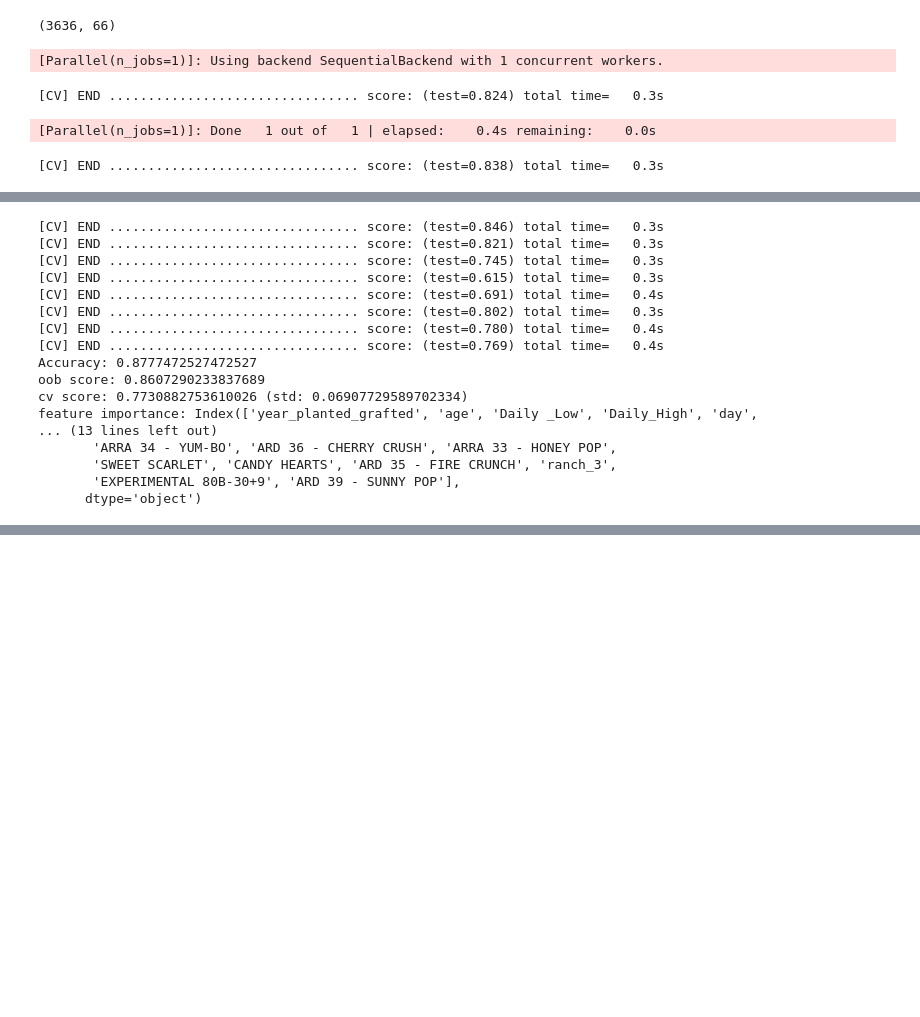
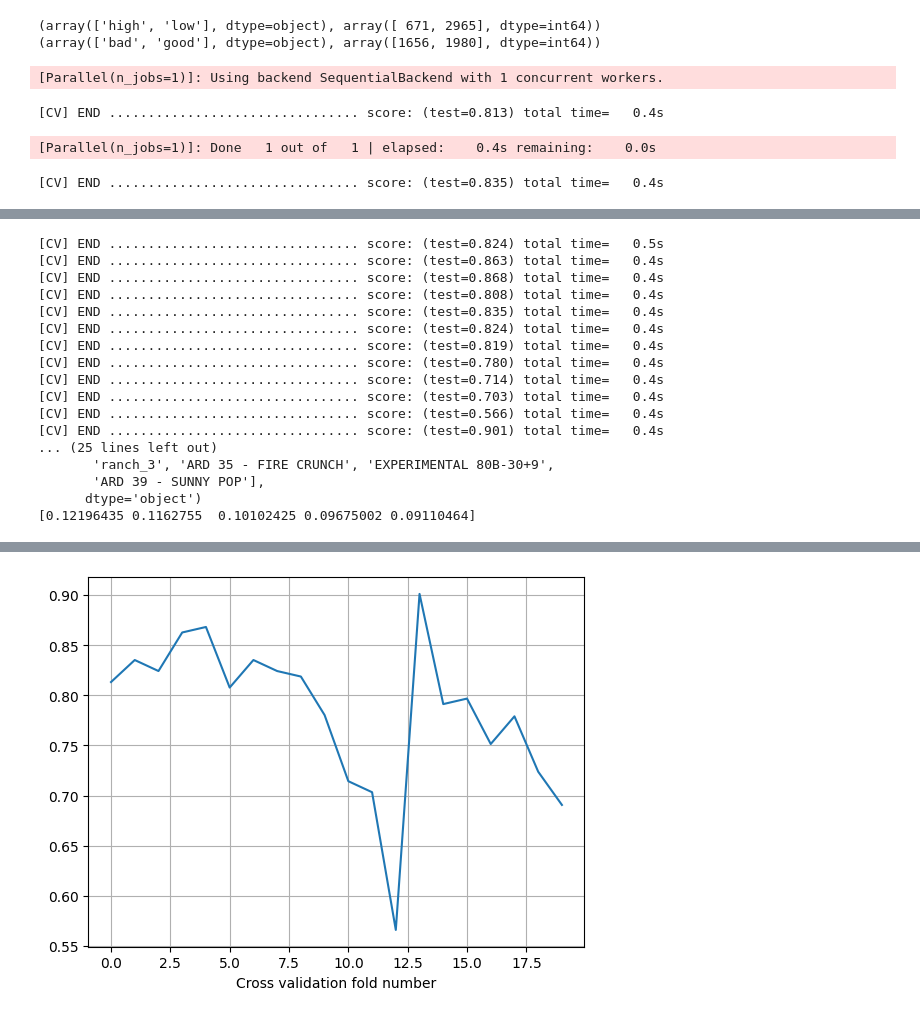
Before and after one commit to COGS118A/Group036-Wi23, a Jupyter notebook: Random Forest.ipynb, the cells around one changed output, grey strips where cells are left out. Cells and saved outputs as stored; diff of their text form; code cells hidden in the pictures; blank space fills up the shorter version.

Commit message:
finalize random forest model

```diff
--- a/Random Forest.ipynb
+++ b/Random Forest.ipynb
@@ -14,9 +14,11 @@ y_gb = pd.read_csv('binaryclass_labels_low.csv').to_numpy().ravel()
 y_num = pd.read_csv('yield_labels.csv')
 
 X = X.drop(['grafted'], axis=1)
-X.shape
+print(np.unique(y_b, return_counts=True))
+print(np.unique(y_gb, return_counts=True))
 # %% [output]
-(3636, 66)
+(array(['high', 'low'], dtype=object), array([ 671, 2965], dtype=int64))
+(array(['bad', 'good'], dtype=object), array([1656, 1980], dtype=int64))
 # %%
 # train test split
 X_train, X_test, y_train, y_test = train_test_split(X, y_b, test_size=0.2, random_state=42)
@@ -27,14 +29,19 @@ model.fit(X_train, y_train)
 y_pred = model.predict(X_test)
 
 acc = accuracy_score(y_test, y_pred)
-cv_score = cross_val_score(model, X, y_b, cv=10, verbose=3)
+cv_score = cross_val_score(model, X, y_b, cv=20, verbose=3)
 
 print("Accuracy:", acc)
 print('oob score:', model.oob_score_)
 print(f'cv score: {cv_score.mean()} (std: {cv_score.std()})')
 print('feature importance:', X.columns[np.flip(np.argsort(model.feature_importances_))])
+print(np.sort(model.feature_importances_)[:-6:-1])
+
+plt.plot(range(cv_score.size), cv_score)
+plt.xlabel('Cross validation fold number')
+plt.grid()
 # %% [output]
 [Parallel(n_jobs=1)]: Using backend SequentialBackend with 1 concurrent workers.
-[CV] END ................................ score: (test=0.824) total time=   0.3s
+[CV] END ................................ score: (test=0.813) total time=   0.4s
 [Parallel(n_jobs=1)]: Done   1 out of   1 | elapsed:    0.4s remaining:    0.0s
-[CV] END ................................ score: (test=0.838) total time=   0.3s
+[CV] END ................................ score: (test=0.835) total time=   0.4s
@@ -42,17 +49,17 @@ print('feature importance:', X.columns[np.flip(np.argsort(model.feature_importan
-[CV] END ................................ score: (test=0.846) total time=   0.3s
-[CV] END ................................ score: (test=0.821) total time=   0.3s
-[CV] END ................................ score: (test=0.745) total time=   0.3s
-[CV] END ................................ score: (test=0.615) total time=   0.3s
-[CV] END ................................ score: (test=0.691) total time=   0.4s
-[CV] END ................................ score: (test=0.802) total time=   0.3s
+[CV] END ................................ score: (test=0.824) total time=   0.5s
+[CV] END ................................ score: (test=0.863) total time=   0.4s
+[CV] END ................................ score: (test=0.868) total time=   0.4s
+[CV] END ................................ score: (test=0.808) total time=   0.4s
+[CV] END ................................ score: (test=0.835) total time=   0.4s
+[CV] END ................................ score: (test=0.824) total time=   0.4s
+[CV] END ................................ score: (test=0.819) total time=   0.4s
 [CV] END ................................ score: (test=0.780) total time=   0.4s
-[CV] END ................................ score: (test=0.769) total time=   0.4s
-Accuracy: 0.8777472527472527
-oob score: 0.8607290233837689
-cv score: 0.7730882753610026 (std: 0.06907729589702334)
-feature importance: Index(['year_planted_grafted', 'age', 'Daily _Low', 'Daily_High', 'day',
-... (13 lines left out)
-       'ARRA 34 - YUM-BO', 'ARD 36 - CHERRY CRUSH', 'ARRA 33 - HONEY POP',
-       'SWEET SCARLET', 'CANDY HEARTS', 'ARD 35 - FIRE CRUNCH', 'ranch_3',
-       'EXPERIMENTAL 80B-30+9', 'ARD 39 - SUNNY POP'],
+[CV] END ................................ score: (test=0.714) total time=   0.4s
+[CV] END ................................ score: (test=0.703) total time=   0.4s
+[CV] END ................................ score: (test=0.566) total time=   0.4s
+[CV] END ................................ score: (test=0.901) total time=   0.4s
+... (25 lines left out)
+       'ranch_3', 'ARD 35 - FIRE CRUNCH', 'EXPERIMENTAL 80B-30+9',
+       'ARD 39 - SUNNY POP'],
       dtype='object')
+[0.12196435 0.1162755  0.10102425 0.09675002 0.09110464]
@@ -59,0 +67 @@ feature importance: Index(['year_planted_grafted', 'age', 'Daily _Low', 'Daily_H
+[figure, added]
```
Also changed, not shown: parts of 13 cells of this notebook.
